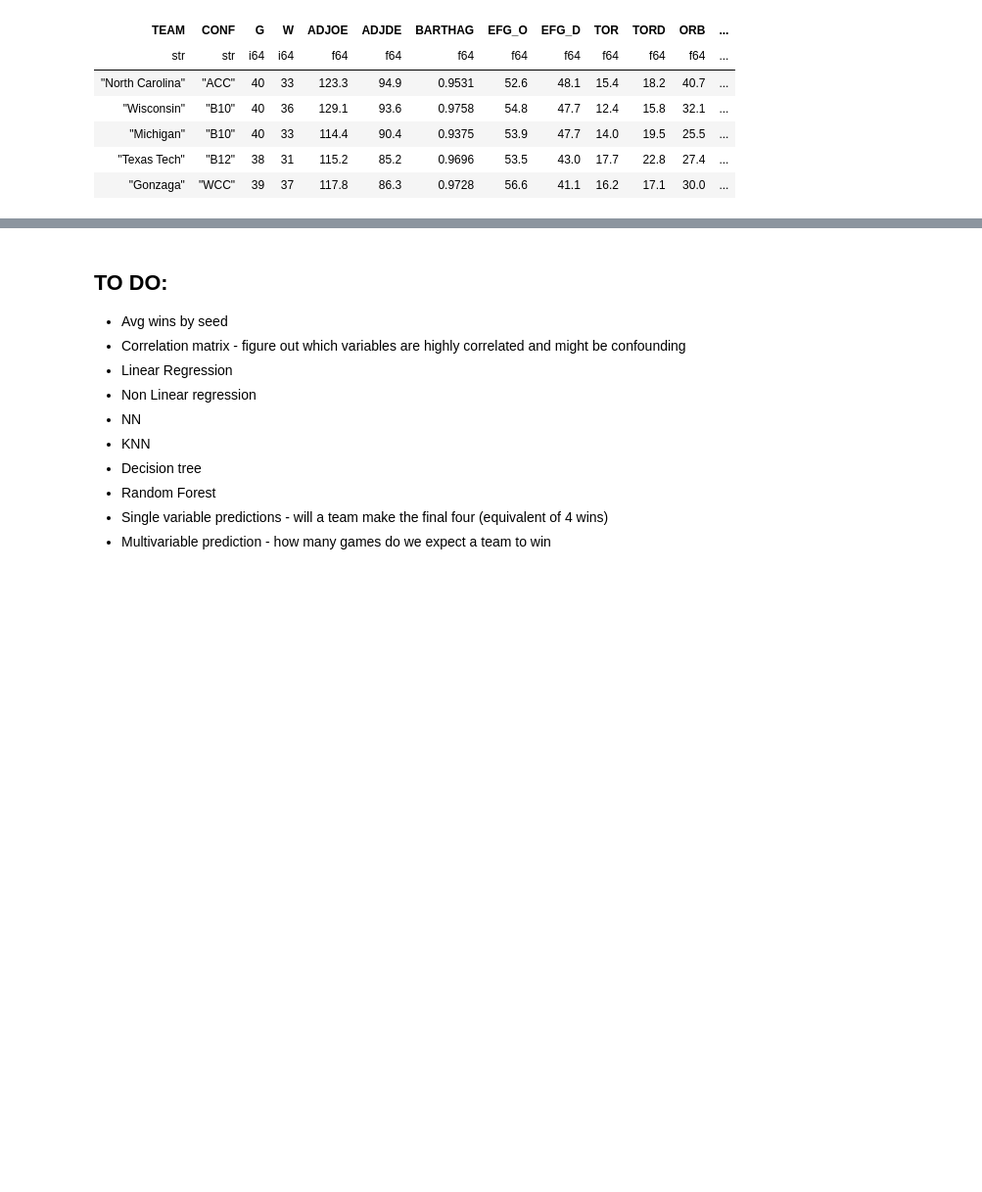
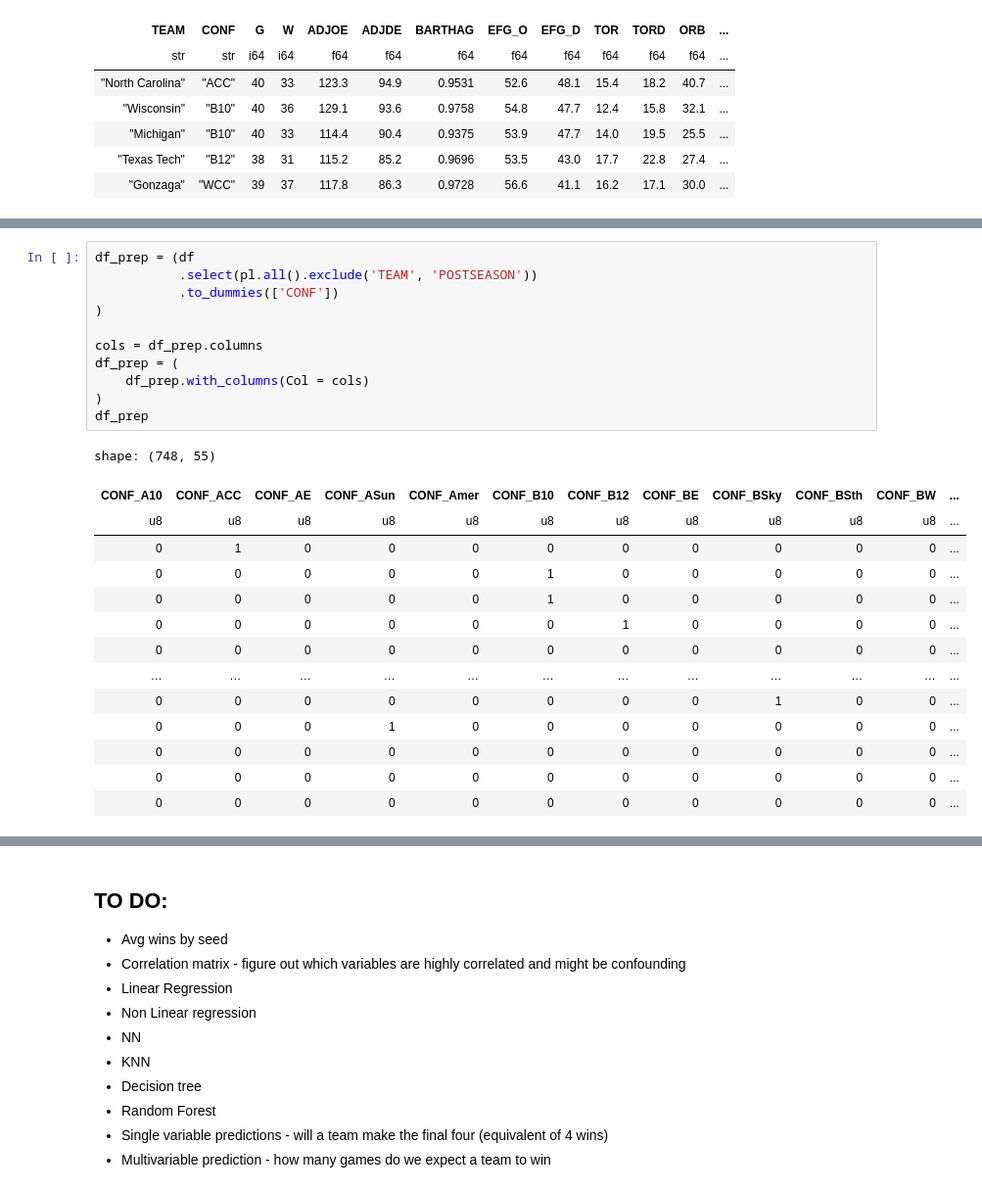
Before and after one commit to ryan-algier/basketball_bracket, a Jupyter notebook: code/data_prep.ipynb, the cells around one changed output, grey strips where cells are left out. Shown at 98% size. Drawn from its saved outputs; the diff is of its cells as text; blank space fills up the shorter version.

```diff
--- a/code/data_prep.ipynb
+++ b/code/data_prep.ipynb
@@ -22,0 +54,26 @@ shape: (5, 25)
+# %%
+df_prep = (df
+           .select(pl.all().exclude('TEAM', 'POSTSEASON'))
+           .to_dummies(['CONF'])
+)
+
+cols = df_prep.columns
+df_prep = (
+    df_prep.with_columns(Col = cols)
+)
+df_prep
+# %% [output]
+shape: (748, 55)
+| CONF_A10 | CONF_ACC | CONF_AE | CONF_ASun | CONF_Amer | CONF_B10 | CONF_B12 | CONF_BE | CONF_BSky | CONF_BSth | CONF_BW | ... |
+| u8 | u8 | u8 | u8 | u8 | u8 | u8 | u8 | u8 | u8 | u8 | ... |
+| 0 | 1 | 0 | 0 | 0 | 0 | 0 | 0 | 0 | 0 | 0 | ... |
+| 0 | 0 | 0 | 0 | 0 | 1 | 0 | 0 | 0 | 0 | 0 | ... |
+| 0 | 0 | 0 | 0 | 0 | 1 | 0 | 0 | 0 | 0 | 0 | ... |
+| 0 | 0 | 0 | 0 | 0 | 0 | 1 | 0 | 0 | 0 | 0 | ... |
+| 0 | 0 | 0 | 0 | 0 | 0 | 0 | 0 | 0 | 0 | 0 | ... |
+| … | … | … | … | … | … | … | … | … | … | … | ... |
+| 0 | 0 | 0 | 0 | 0 | 0 | 0 | 0 | 1 | 0 | 0 | ... |
+| 0 | 0 | 0 | 1 | 0 | 0 | 0 | 0 | 0 | 0 | 0 | ... |
+| 0 | 0 | 0 | 0 | 0 | 0 | 0 | 0 | 0 | 0 | 0 | ... |
+| 0 | 0 | 0 | 0 | 0 | 0 | 0 | 0 | 0 | 0 | 0 | ... |
+| 0 | 0 | 0 | 0 | 0 | 0 | 0 | 0 | 0 | 0 | 0 | ... |
```
Also changed, not shown: parts of 5 cells of this notebook, 2 other files.
